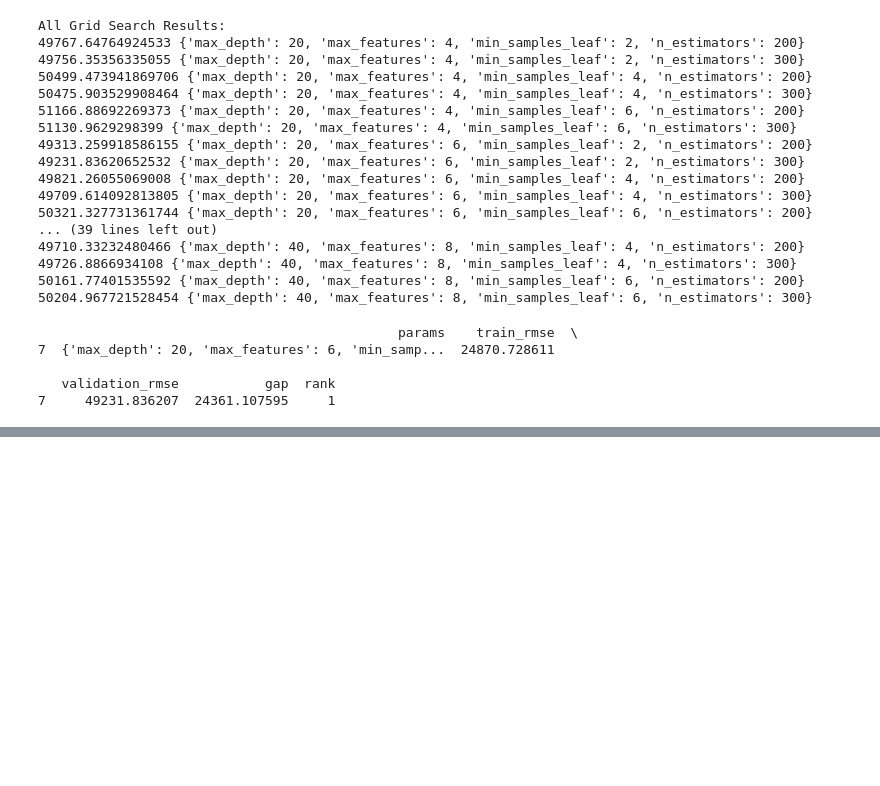
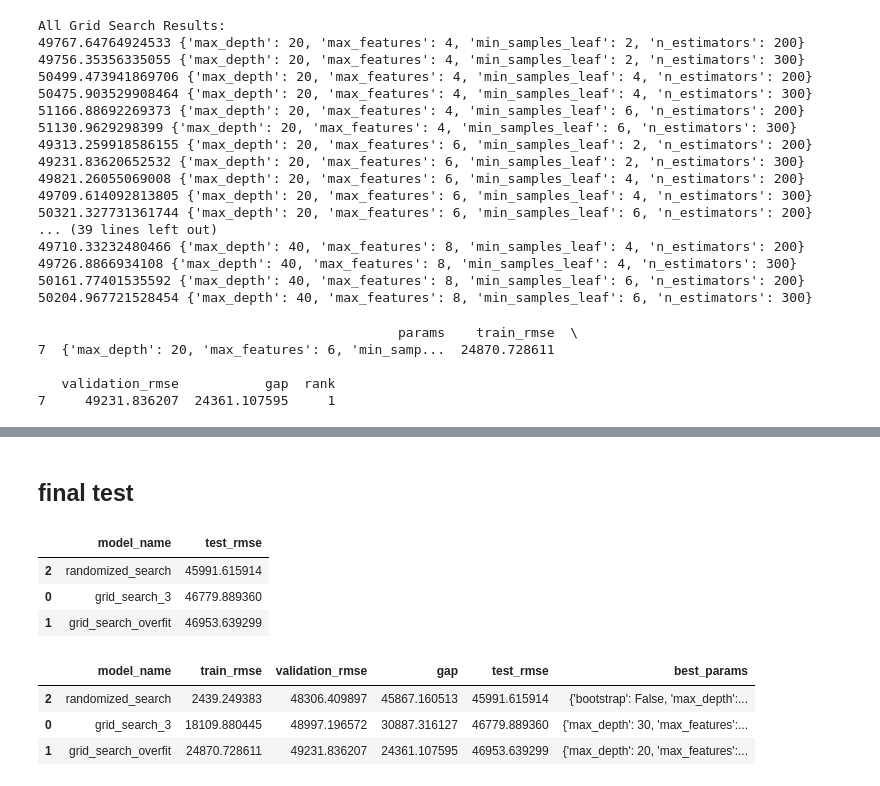
Before and after one commit to surabhi1914/investment_analysis, a Jupyter notebook: notebooks/03_fine_tune.ipynb, the cells around one changed output, grey strips where cells are left out. Cells and saved outputs as stored; diff of their text form; code cells hidden in the pictures; blank space fills up the shorter version.

```diff
--- a/notebooks/03_fine_tune.ipynb
+++ b/notebooks/03_fine_tune.ipynb
@@ -453,0 +719,50 @@ print(results_overfit_df[results_overfit_df["rank"] == 1])
+# %%
+X_test_prepared = full_pipeline.transform(x_test)
+# %% [markdown]
+## final test
+# %%
+final_models = {
+    "grid_search_3": grid_search_3.best_estimator_,
+    "grid_search_overfit": grid_search_overfit.best_estimator_,
+    "randomized_search": random_search.best_estimator_,
+}
+# %%
+cv_summary = pd.DataFrame(
+    [
+        summarize_search(grid_search_3, "grid_search_3"),
+        summarize_search(grid_search_overfit, "grid_search_overfit"),
+        summarize_search(random_search, "randomized_search"),
+    ]
+)
+# %%
+test_results = []
+
+for name, model in final_models.items():
+    predictions = model.predict(X_test_prepared)
+    test_rmse = root_mean_squared_error(y_test, predictions)
+
+    test_results.append({"model_name": name, "test_rmse": test_rmse})
+
+test_results_df = pd.DataFrame(test_results).sort_values("test_rmse")
+
+test_results_df
+# %% [output]
+|  | model_name | test_rmse |
+| 2 | randomized_search | 45991.615914 |
+| 0 | grid_search_3 | 46779.889360 |
+| 1 | grid_search_overfit | 46953.639299 |
+# %%
+test_summary = test_results_df
+
+final_comparison = cv_summary.merge(test_summary, on="model_name")
+
+final_comparison = final_comparison[
+    ["model_name", "train_rmse", "validation_rmse", "gap", "test_rmse", "best_params"]
+].sort_values("test_rmse")
+
+final_comparison
+# %% [output]
+|  | model_name | train_rmse | validation_rmse | gap | test_rmse | best_params |
+| 2 | randomized_search | 2439.249383 | 48306.409897 | 45867.160513 | 45991.615914 | {'bootstrap': False, 'max_depth':... |
+| 0 | grid_search_3 | 18109.880445 | 48997.196572 | 30887.316127 | 46779.889360 | {'max_depth': 30, 'max_features':... |
+| 1 | grid_search_overfit | 24870.728611 | 49231.836207 | 24361.107595 | 46953.639299 | {'max_depth': 20, 'max_features':... |
```
Also changed, not shown: parts of 33 cells of this notebook, 7 other files.
